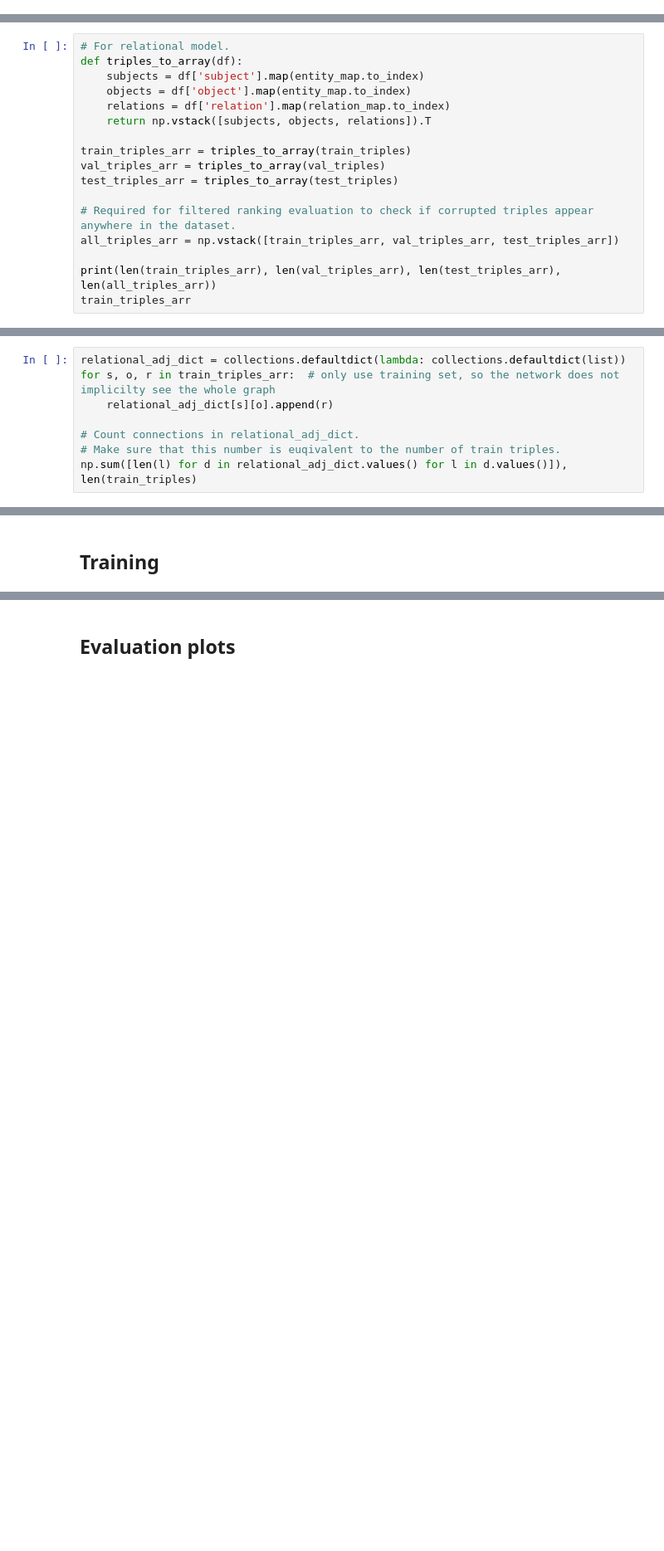
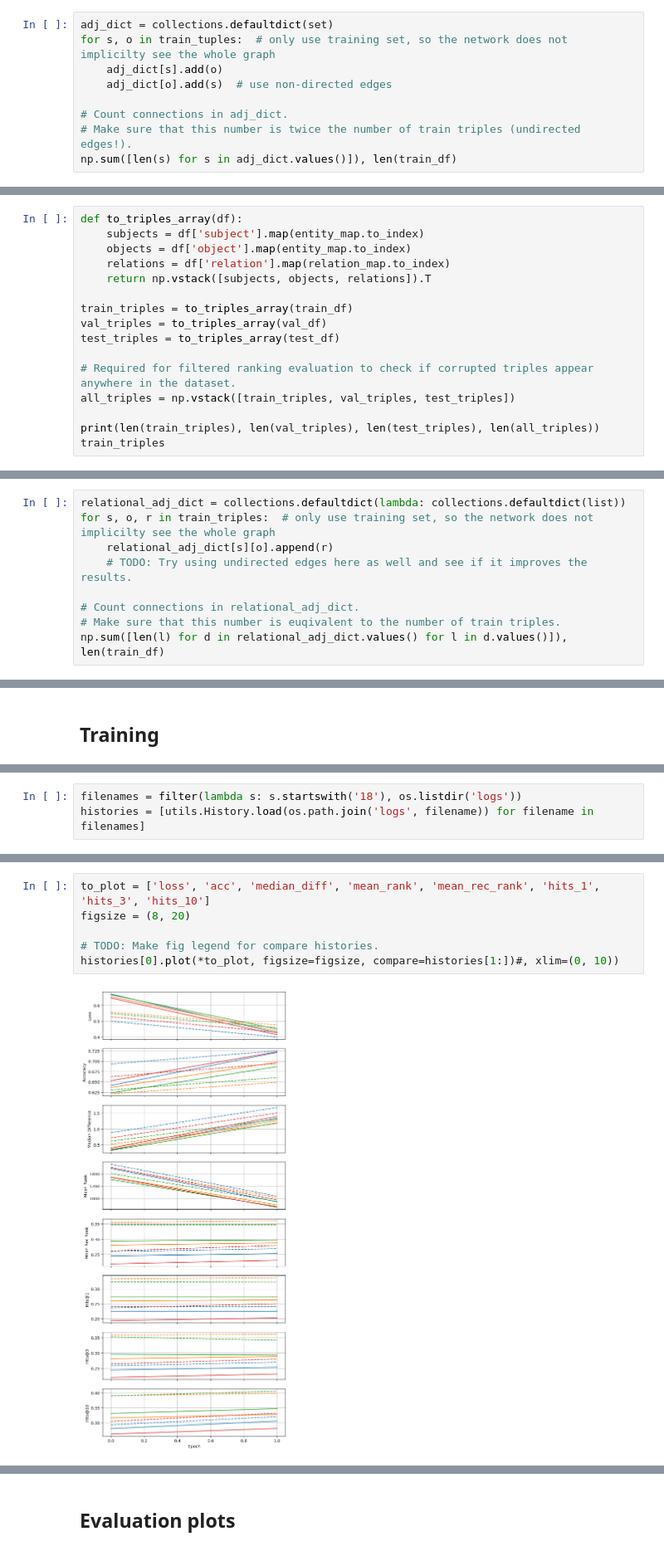
Before and after one commit to jrieke/sampled-rgcn, a Jupyter notebook: playground.ipynb, the cells around one changed output, grey strips where cells are left out. Shown at 83% size. Saved outputs shown, nothing was run; the diff lists cells and outputs as text; blank space fills up the shorter version.

Commit message:
Added code to investigate variation of results, added WN18RR, GPU memory improvements

```diff
--- a/playground.ipynb
+++ b/playground.ipynb
@@ -388,0 +441,9 @@ KeyboardInterrupt:
+# %%
+adj_dict = collections.defaultdict(set)
+for s, o in train_tuples:  # only use training set, so the network does not implicilty see the whole graph
+    adj_dict[s].add(o)
+    adj_dict[o].add(s)  # use non-directed edges
+
+# Count connections in adj_dict.
+# Make sure that this number is twice the number of train triples (undirected edges!).
+np.sum([len(s) for s in adj_dict.values()]), len(train_df)
@@ -389,20 +454,19 @@ KeyboardInterrupt:
 # %%
-# For relational model.
-def triples_to_array(df):
+def to_triples_array(df):
     subjects = df['subject'].map(entity_map.to_index)
     objects = df['object'].map(entity_map.to_index)
     relations = df['relation'].map(relation_map.to_index)
     return np.vstack([subjects, objects, relations]).T
 
-train_triples_arr = triples_to_array(train_triples)
-val_triples_arr = triples_to_array(val_triples)
-test_triples_arr = triples_to_array(test_triples)
+train_triples = to_triples_array(train_df)
+val_triples = to_triples_array(val_df)
+test_triples = to_triples_array(test_df)
 
 # Required for filtered ranking evaluation to check if corrupted triples appear anywhere in the dataset.
-all_triples_arr = np.vstack([train_triples_arr, val_triples_arr, test_triples_arr])
+all_triples = np.vstack([train_triples, val_triples, test_triples])
 
-print(len(train_triples_arr), len(val_triples_arr), len(test_triples_arr), len(all_triples_arr))
-train_triples_arr
+print(len(train_triples), len(val_triples), len(test_triples), len(all_triples))
+train_triples
 # %% [output]
 1079040 5000 5000 1089040
 array([[ 19274,  36628,     27],
@@ -414,12 +478,13 @@ array([[ 19274,  36628,     27],
        [ 31383,  51041,     21]])
 # %%
 relational_adj_dict = collections.defaultdict(lambda: collections.defaultdict(list))
-for s, o, r in train_triples_arr:  # only use training set, so the network does not implicilty see the whole graph
+for s, o, r in train_triples:  # only use training set, so the network does not implicilty see the whole graph
     relational_adj_dict[s][o].append(r)
+    # TODO: Try using undirected edges here as well and see if it improves the results.
 
 # Count connections in relational_adj_dict.
 # Make sure that this number is euqivalent to the number of train triples.
-np.sum([len(l) for d in relational_adj_dict.values() for l in d.values()]), len(train_triples)
+np.sum([len(l) for d in relational_adj_dict.values() for l in d.values()]), len(train_df)
 # %% [output]
 (1079040, 1079040)
 # %% [markdown]
@@ -1737,0 +3144,3 @@ If you're reading this message in another frontend (for example, a static render
+# %%
+filenames = filter(lambda s: s.startswith('18'), os.listdir('logs'))
+histories = [utils.History.load(os.path.join('logs', filename)) for filename in filenames]
@@ -1737,0 +3167,8 @@ If you're reading this message in another frontend (for example, a static render
+# %%
+to_plot = ['loss', 'acc', 'median_diff', 'mean_rank', 'mean_rec_rank', 'hits_1', 'hits_3', 'hits_10']
+figsize = (8, 20)
+
+# TODO: Make fig legend for compare histories.
+histories[0].plot(*to_plot, figsize=figsize, compare=histories[1:])#, xlim=(0, 10))
+# %% [output]
+[figure, added]
```
Also changed, not shown: parts of 84 cells of this notebook, 1 other file.
